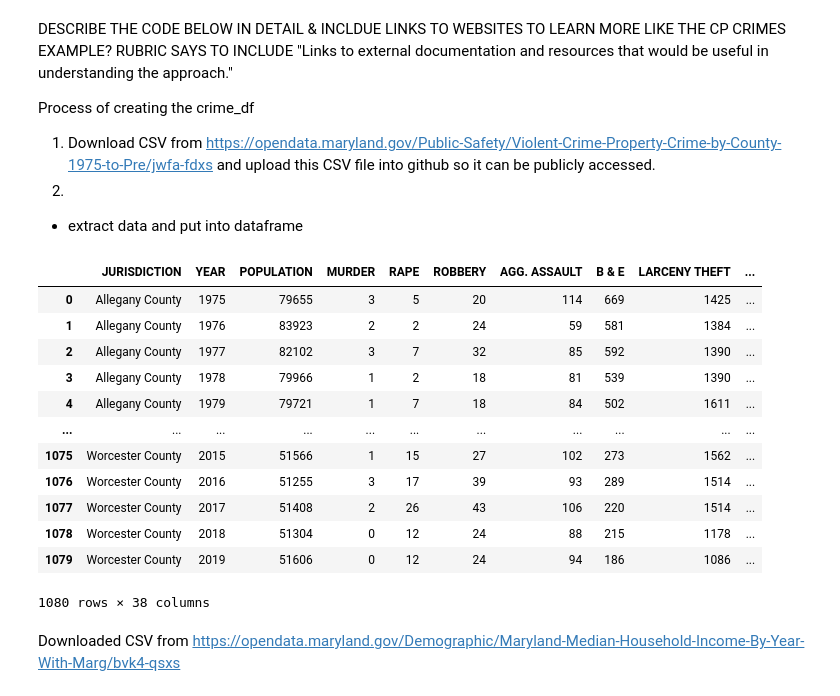
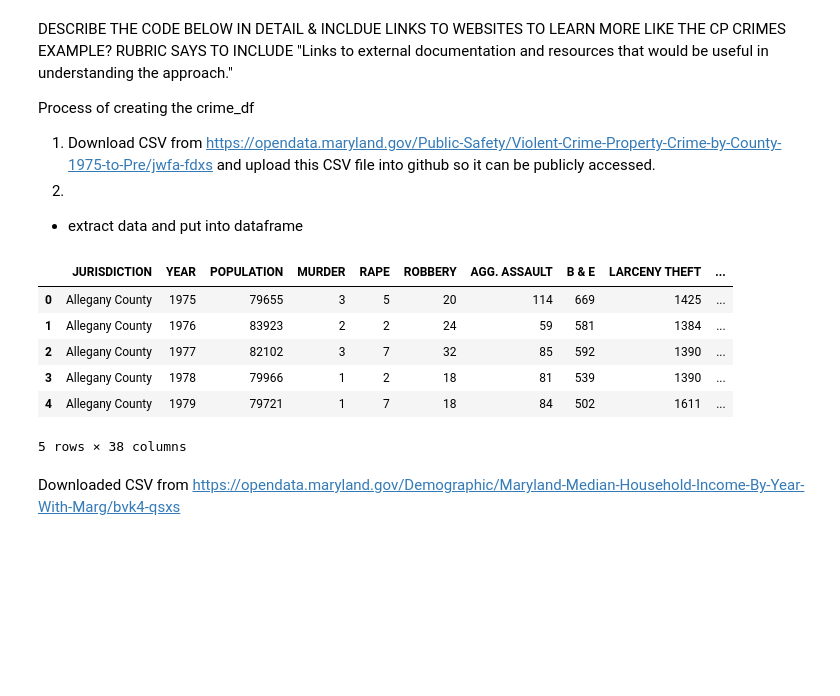
Before and after one commit to lgmueller/lgmueller.github.io, a Jupyter notebook: final-project/final-project.ipynb, the cells around one changed output. Cells and saved outputs as stored; diff of their text form; code cells hidden in the pictures; blank space fills up the shorter version.

```diff
--- a/final-project/final-project.ipynb
+++ b/final-project/final-project.ipynb
@@ -48,24 +49,18 @@ Process of creating the crime_df
 # %%
 # CRIME DATA
 # read csv file uploaded on github
 crime_data = pd.read_csv("https://raw.githubusercontent.com/lgmueller/lgmueller.github.io/main/Violent_Crime___Property_Crime_by_County__1975_to_Present%20(2).csv")
 
 # contains raw data
-crime_data
+crime_data.head()
 # %% [output]
 |  | JURISDICTION | YEAR | POPULATION | MURDER | RAPE | ROBBERY | AGG. ASSAULT | B & E | LARCENY THEFT | ... |
 | 0 | Allegany County | 1975 | 79655 | 3 | 5 | 20 | 114 | 669 | 1425 | ... |
 | 1 | Allegany County | 1976 | 83923 | 2 | 2 | 24 | 59 | 581 | 1384 | ... |
 | 2 | Allegany County | 1977 | 82102 | 3 | 7 | 32 | 85 | 592 | 1390 | ... |
 | 3 | Allegany County | 1978 | 79966 | 1 | 2 | 18 | 81 | 539 | 1390 | ... |
 | 4 | Allegany County | 1979 | 79721 | 1 | 7 | 18 | 84 | 502 | 1611 | ... |
-| ... | ... | ... | ... | ... | ... | ... | ... | ... | ... | ... |
-| 1075 | Worcester County | 2015 | 51566 | 1 | 15 | 27 | 102 | 273 | 1562 | ... |
-| 1076 | Worcester County | 2016 | 51255 | 3 | 17 | 39 | 93 | 289 | 1514 | ... |
-| 1077 | Worcester County | 2017 | 51408 | 2 | 26 | 43 | 106 | 220 | 1514 | ... |
-| 1078 | Worcester County | 2018 | 51304 | 0 | 12 | 24 | 88 | 215 | 1178 | ... |
-| 1079 | Worcester County | 2019 | 51606 | 0 | 12 | 24 | 94 | 186 | 1086 | ... |
-1080 rows × 38 columns
+5 rows × 38 columns
 # %% [markdown]
 Downloaded CSV from https://opendata.maryland.gov/Demographic/Maryland-Median-Household-Income-By-Year-With-Marg/bvk4-qsxs
 # %%
```
Also changed, not shown: parts of 10 cells of this notebook, 1 other file.
